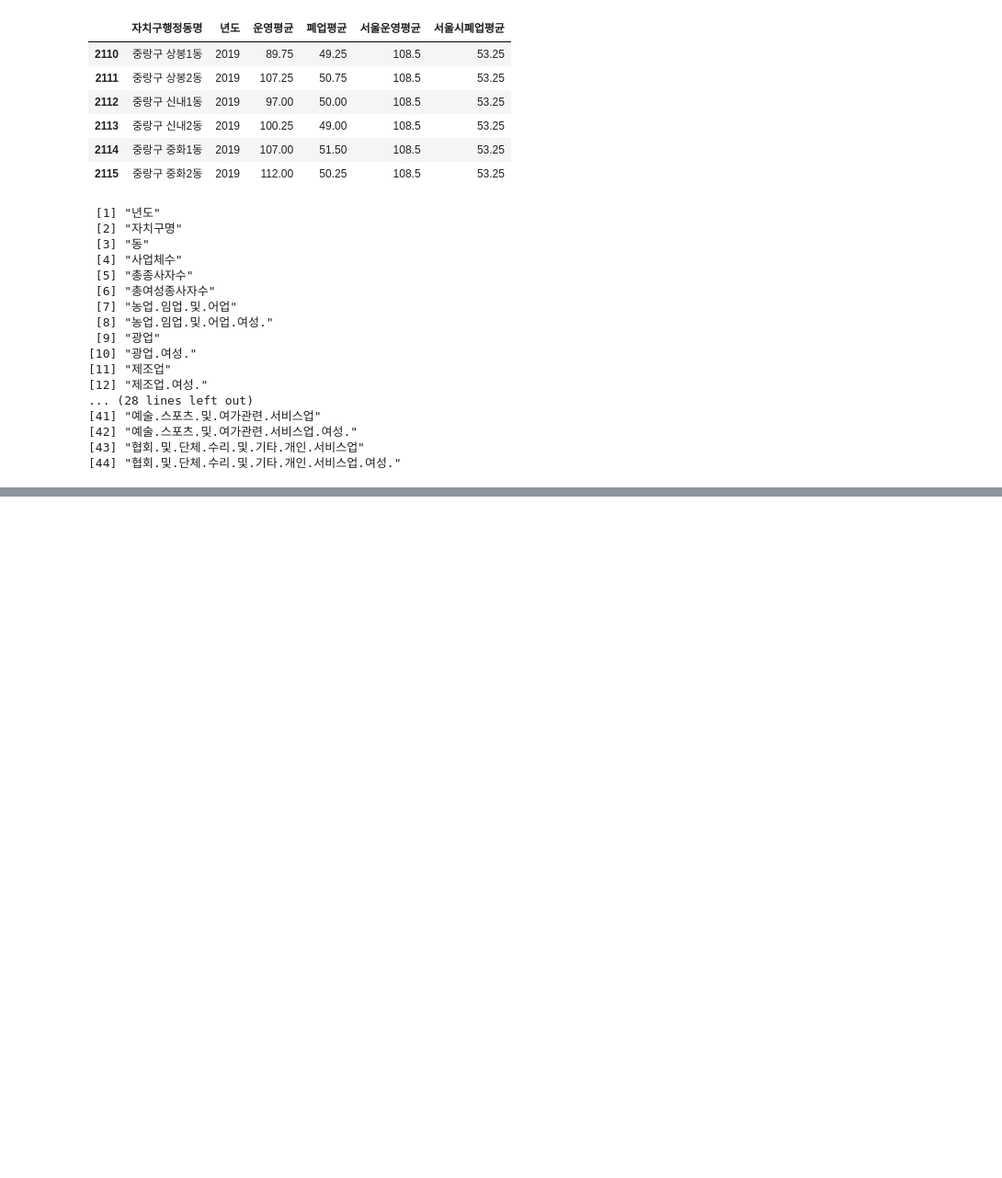
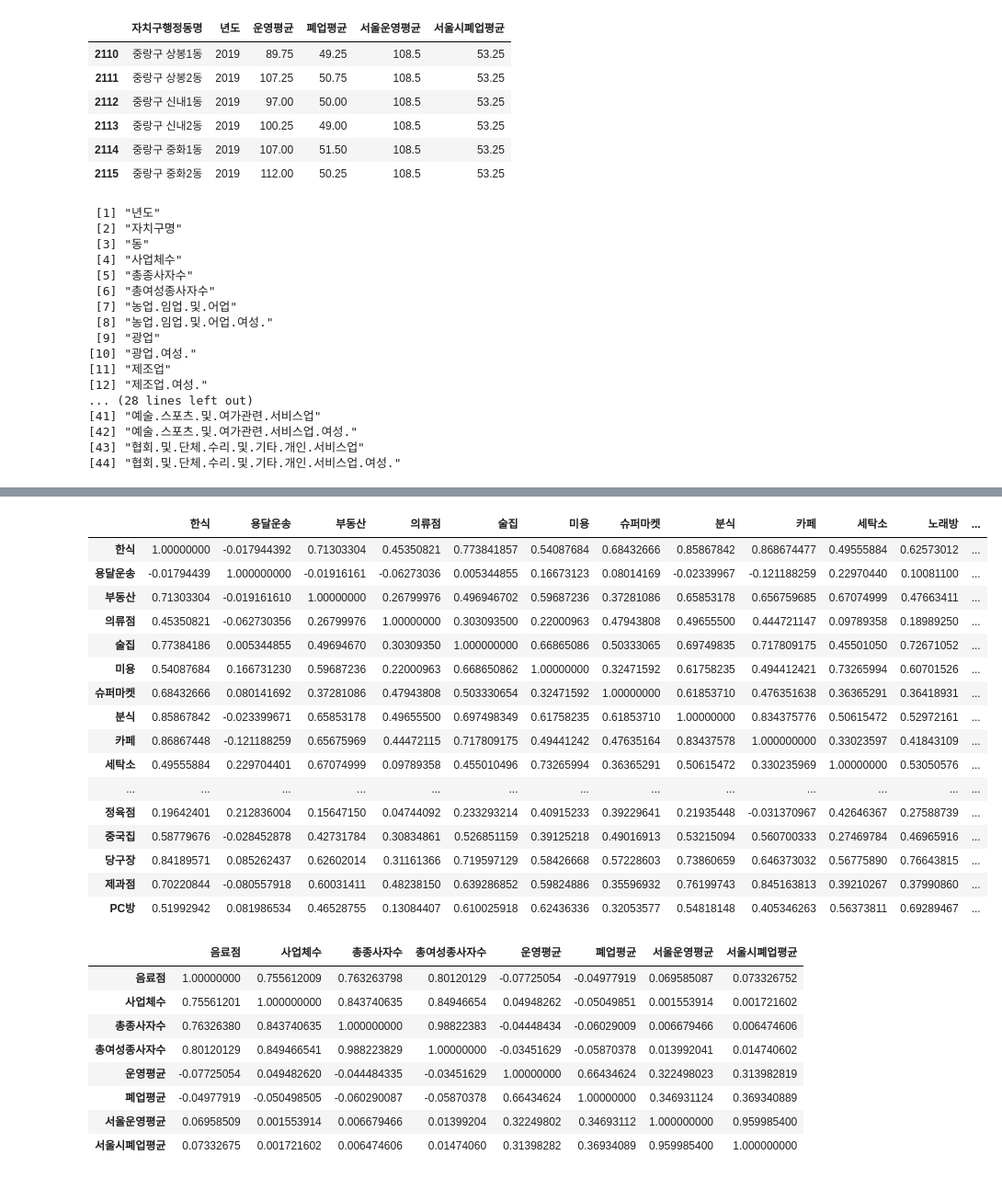
Before and after one commit to monargent0/TJRrrClass, a Jupyter notebook: 세미팀플.ipynb, the cells around one changed output, grey strips where cells are left out. Shown at 92% size. Cells and saved outputs as stored; diff of their text form; code cells hidden in the pictures; blank space fills up the shorter version.

```diff
--- a/세미팀플.ipynb
+++ b/세미팀플.ipynb
@@ -134,0 +156,9 @@ colnames(a)
+# %%
+#seoul$음료점 <- as.numeric(seoul$음료점)
+colnames(data) <- c('년도','동','한식','용달운송','부동산','의류점','술집','미용','슈퍼마켓','분식','카페','세탁소','노래방','편의점','치킨','자동차수리','야채가게','정육점','중국집','당구장','제과점','PC방')
+colnames(data)
+str(seoul)
+# str(data)
+data <- arrange(data, 년도 , 동)
+head(data[,1:20])
+head(seoul)
@@ -134,0 +269,33 @@ colnames(a)
+# %%
+cor(data[-(1:2)]) # 전체를 한번에
+cor(seoul[-(1:3)]) # 전체를 한번에
+
+par(bg = 'white', family = 'AppleGothic')
+# plot(seoul[-(1:3)])
+# %% [output]
+|  | 한식 | 용달운송 | 부동산 | 의류점 | 술집 | 미용 | 슈퍼마켓 | 분식 | 카페 | 세탁소 | 노래방 | ... |
+| 한식 | 1.00000000 | -0.017944392 | 0.71303304 | 0.45350821 | 0.773841857 | 0.54087684 | 0.68432666 | 0.85867842 | 0.868674477 | 0.49555884 | 0.62573012 | ... |
+| 용달운송 | -0.01794439 | 1.000000000 | -0.01916161 | -0.06273036 | 0.005344855 | 0.16673123 | 0.08014169 | -0.02339967 | -0.121188259 | 0.22970440 | 0.10081100 | ... |
+| 부동산 | 0.71303304 | -0.019161610 | 1.00000000 | 0.26799976 | 0.496946702 | 0.59687236 | 0.37281086 | 0.65853178 | 0.656759685 | 0.67074999 | 0.47663411 | ... |
+| 의류점 | 0.45350821 | -0.062730356 | 0.26799976 | 1.00000000 | 0.303093500 | 0.22000963 | 0.47943808 | 0.49655500 | 0.444721147 | 0.09789358 | 0.18989250 | ... |
+| 술집 | 0.77384186 | 0.005344855 | 0.49694670 | 0.30309350 | 1.000000000 | 0.66865086 | 0.50333065 | 0.69749835 | 0.717809175 | 0.45501050 | 0.72671052 | ... |
+| 미용 | 0.54087684 | 0.166731230 | 0.59687236 | 0.22000963 | 0.668650862 | 1.00000000 | 0.32471592 | 0.61758235 | 0.494412421 | 0.73265994 | 0.60701526 | ... |
+| 슈퍼마켓 | 0.68432666 | 0.080141692 | 0.37281086 | 0.47943808 | 0.503330654 | 0.32471592 | 1.00000000 | 0.61853710 | 0.476351638 | 0.36365291 | 0.36418931 | ... |
+| 분식 | 0.85867842 | -0.023399671 | 0.65853178 | 0.49655500 | 0.697498349 | 0.61758235 | 0.61853710 | 1.00000000 | 0.834375776 | 0.50615472 | 0.52972161 | ... |
+| 카페 | 0.86867448 | -0.121188259 | 0.65675969 | 0.44472115 | 0.717809175 | 0.49441242 | 0.47635164 | 0.83437578 | 1.000000000 | 0.33023597 | 0.41843109 | ... |
+| 세탁소 | 0.49555884 | 0.229704401 | 0.67074999 | 0.09789358 | 0.455010496 | 0.73265994 | 0.36365291 | 0.50615472 | 0.330235969 | 1.00000000 | 0.53050576 | ... |
+| ... | ... | ... | ... | ... | ... | ... | ... | ... | ... | ... | ... | ... |
+| 정육점 | 0.19642401 | 0.212836004 | 0.15647150 | 0.04744092 | 0.233293214 | 0.40915233 | 0.39229641 | 0.21935448 | -0.031370967 | 0.42646367 | 0.27588739 | ... |
+| 중국집 | 0.58779676 | -0.028452878 | 0.42731784 | 0.30834861 | 0.526851159 | 0.39125218 | 0.49016913 | 0.53215094 | 0.560700333 | 0.27469784 | 0.46965916 | ... |
+| 당구장 | 0.84189571 | 0.085262437 | 0.62602014 | 0.31161366 | 0.719597129 | 0.58426668 | 0.57228603 | 0.73860659 | 0.646373032 | 0.56775890 | 0.76643815 | ... |
+| 제과점 | 0.70220844 | -0.080557918 | 0.60031411 | 0.48238150 | 0.639286852 | 0.59824886 | 0.35596932 | 0.76199743 | 0.845163813 | 0.39210267 | 0.37990860 | ... |
+| PC방 | 0.51992942 | 0.081986534 | 0.46528755 | 0.13084407 | 0.610025918 | 0.62436336 | 0.32053577 | 0.54818148 | 0.405346263 | 0.56373811 | 0.69289467 | ... |
+|  | 음료점 | 사업체수 | 총종사자수 | 총여성종사자수 | 운영평균 | 폐업평균 | 서울운영평균 | 서울시폐업평균 |
+| 음료점 | 1.00000000 | 0.755612009 | 0.763263798 | 0.80120129 | -0.07725054 | -0.04977919 | 0.069585087 | 0.073326752 |
+| 사업체수 | 0.75561201 | 1.000000000 | 0.843740635 | 0.84946654 | 0.04948262 | -0.05049851 | 0.001553914 | 0.001721602 |
+| 총종사자수 | 0.76326380 | 0.843740635 | 1.000000000 | 0.98822383 | -0.04448434 | -0.06029009 | 0.006679466 | 0.006474606 |
+| 총여성종사자수 | 0.80120129 | 0.849466541 | 0.988223829 | 1.00000000 | -0.03451629 | -0.05870378 | 0.013992041 | 0.014740602 |
+| 운영평균 | -0.07725054 | 0.049482620 | -0.044484335 | -0.03451629 | 1.00000000 | 0.66434624 | 0.322498023 | 0.313982819 |
+| 폐업평균 | -0.04977919 | -0.050498505 | -0.060290087 | -0.05870378 | 0.66434624 | 1.00000000 | 0.346931124 | 0.369340889 |
+| 서울운영평균 | 0.06958509 | 0.001553914 | 0.006679466 | 0.01399204 | 0.32249802 | 0.34693112 | 1.000000000 | 0.959985400 |
+| 서울시폐업평균 | 0.07332675 | 0.001721602 | 0.006474606 | 0.01474060 | 0.31398282 | 0.36934089 | 0.959985400 | 1.000000000 |
```
Also changed, not shown: parts of 7 cells of this notebook, 3 other files.
